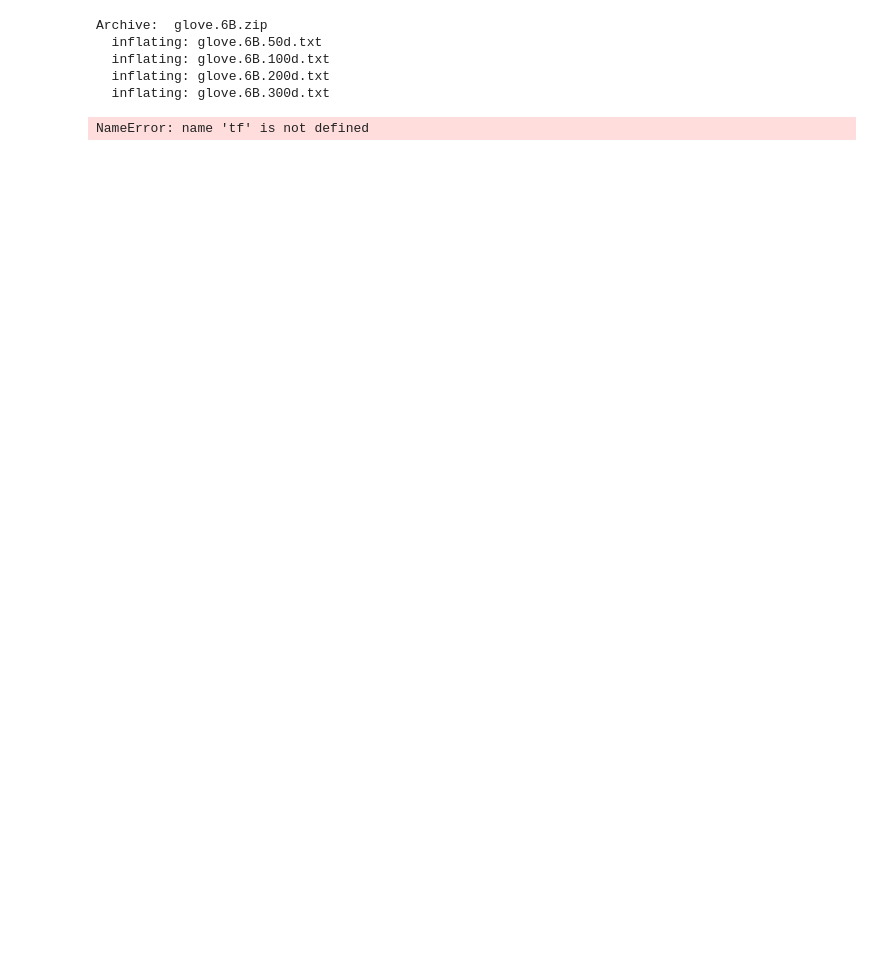
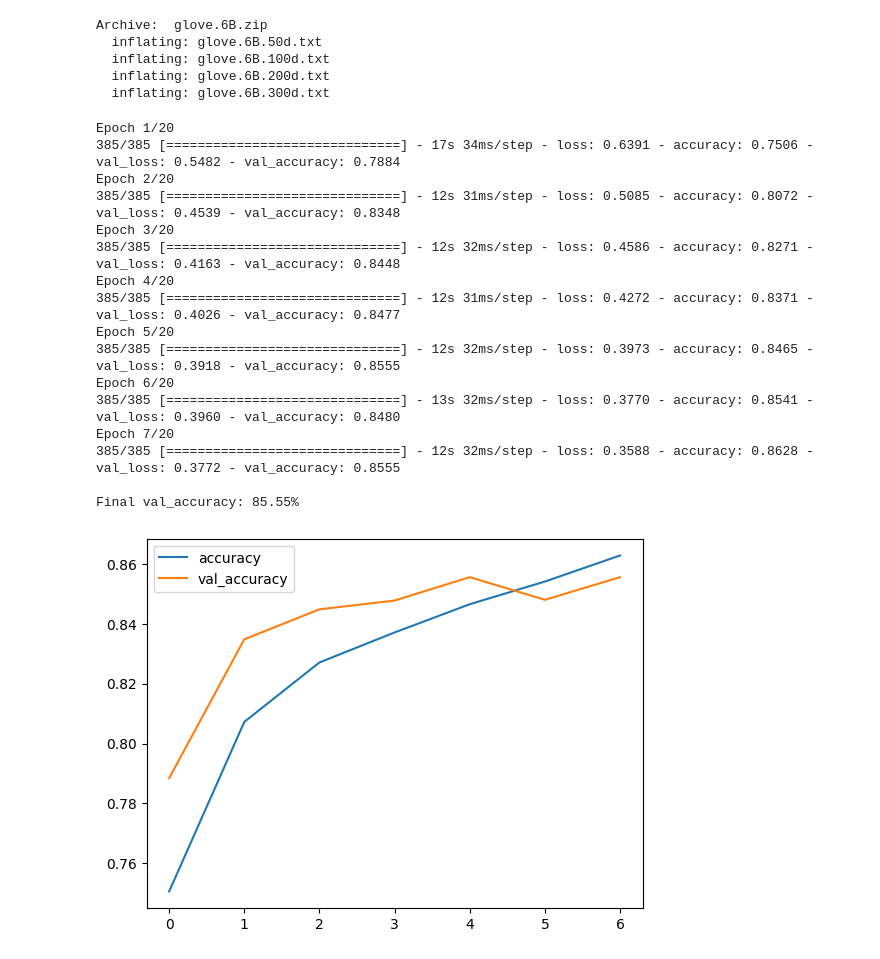
Before and after one commit to dsabljic/UUI-NLP-u-ugostiteljstvu, a Jupyter notebook: SentimentAnalysis.ipynb, the cells around one changed output. Cells and saved outputs as stored; diff of their text form; code cells hidden in the pictures; blank space fills up the shorter version.

Commit message:
Random

```diff
--- a/SentimentAnalysis.ipynb
+++ b/SentimentAnalysis.ipynb
@@ -362,16 +353,0 @@ word2vec_model = api.load('word2vec-google-news-300')
-# %%
-vocab = encoder.get_vocabulary()
-embedding_matrix = np.zeros((len(vocab), word2vec_model.vector_size))
-
-for i, word in enumerate(vocab):
-    if word in word2vec_model:
-        embedding_matrix[i] = word2vec_model[word]
-    else:
-        embedding_matrix[i] = np.random.normal(scale=0.6, size=(word2vec_model.vector_size, ))
-
-embedding_layer = tf.keras.layers.Embedding(
-    input_dim=len(vocab),
-    output_dim=word2vec_model.vector_size,
-    weights=[embedding_matrix],
-    trainable=False
-)
@@ -473,21 +407,35 @@ embedding_layer = tf.keras.layers.Embedding(
     trainable=False
 )
 # %%
-# l1_reg = tf.keras.regularizers.l1(0.001)
-
-gru_model_glove1 = tf.keras.models.Sequential([
+gru_model_glove7 = tf.keras.models.Sequential([
     encoder,
     embedding_layer,
-    tf.keras.layers.GRU(32),
-    tf.keras.layers.Dropout(0.6),
+    tf.keras.layers.Bidirectional(tf.keras.layers.GRU(64)),
+    tf.keras.layers.Dropout(0.3),
     tf.keras.layers.Dense(32, activation='relu'),
     tf.keras.layers.Dense(3, activation='softmax')])
 
-gru_model_glove1.compile(optimizer=Adam(learning_rate=1e-3), loss='sparse_categorical_crossentropy', metrics=['accuracy'])
+gru_model_glove7.compile(optimizer=Adam(learning_rate=1e-3), loss='sparse_categorical_crossentropy', metrics=['accuracy'])
 
-history = gru_model_glove1.fit(train_ds, epochs=20, validation_data=val_ds, callbacks=[tf.keras.callbacks.EarlyStopping(patience=3, monitor="val_accuracy")])
+history = gru_model_glove7.fit(train_ds, epochs=20, validation_data=val_ds, callbacks=[tf.keras.callbacks.EarlyStopping(patience=2, monitor="val_accuracy")])
 print(f"\nFinal val_accuracy: {history.history['val_accuracy'][-1]:.2%}\n")
 
 plot_metrics(history)
 # %% [output]
-NameError: name 'tf' is not defined
+Epoch 1/20
+385/385 [==============================] - 17s 34ms/step - loss: 0.6391 - accuracy: 0.7506 - val_loss: 0.5482 - val_accuracy: 0.7884
+Epoch 2/20
+385/385 [==============================] - 12s 31ms/step - loss: 0.5085 - accuracy: 0.8072 - val_loss: 0.4539 - val_accuracy: 0.8348
+Epoch 3/20
+385/385 [==============================] - 12s 32ms/step - loss: 0.4586 - accuracy: 0.8271 - val_loss: 0.4163 - val_accuracy: 0.8448
+Epoch 4/20
+385/385 [==============================] - 12s 31ms/step - loss: 0.4272 - accuracy: 0.8371 - val_loss: 0.4026 - val_accuracy: 0.8477
+Epoch 5/20
+385/385 [==============================] - 12s 32ms/step - loss: 0.3973 - accuracy: 0.8465 - val_loss: 0.3918 - val_accuracy: 0.8555
+Epoch 6/20
+385/385 [==============================] - 13s 32ms/step - loss: 0.3770 - accuracy: 0.8541 - val_loss: 0.3960 - val_accuracy: 0.8480
+Epoch 7/20
+385/385 [==============================] - 12s 32ms/step - loss: 0.3588 - accuracy: 0.8628 - val_loss: 0.3772 - val_accuracy: 0.8555
+
+Final val_accuracy: 85.55%
+[figure, added]
```
Also changed, not shown: parts of 10 cells of this notebook.
